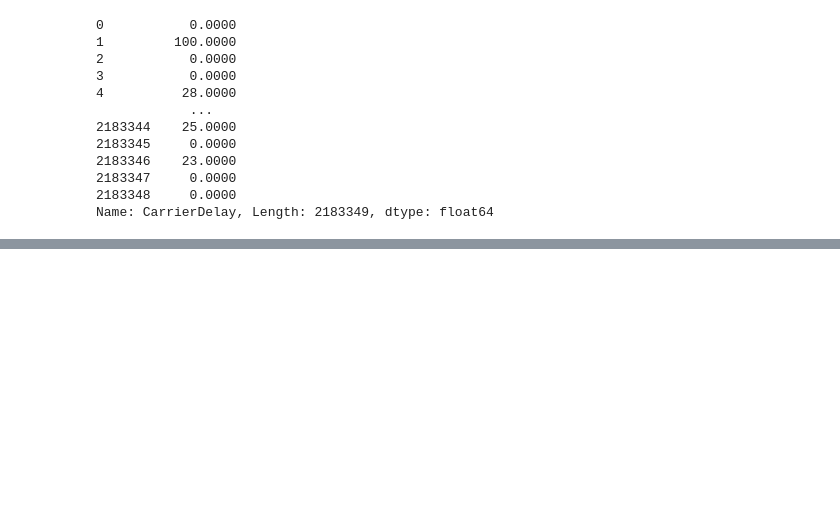
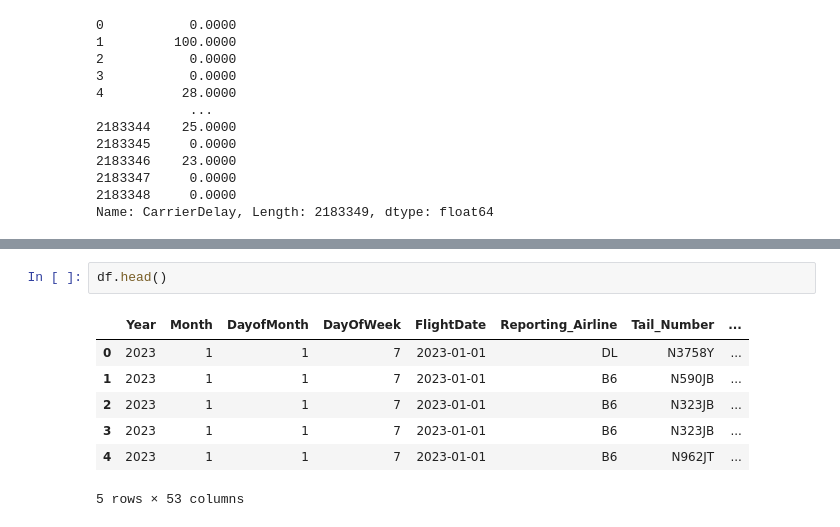
Before and after one commit to martinpimentel/flight-delay-predictions, a Jupyter notebook: EDA.ipynb, the cells around one changed output, grey strips where cells are left out. Cells and saved outputs as stored; diff of their text form; blank space fills up the shorter version.

```diff
--- a/EDA.ipynb
+++ b/EDA.ipynb
@@ -504,0 +517,10 @@ plt.show()
+# %%
+df.head()
+# %% [output]
+|  | Year | Month | DayofMonth | DayOfWeek | FlightDate | Reporting_Airline | Tail_Number | ... |
+| 0 | 2023 | 1 | 1 | 7 | 2023-01-01 | DL | N3758Y | ... |
+| 1 | 2023 | 1 | 1 | 7 | 2023-01-01 | B6 | N590JB | ... |
+| 2 | 2023 | 1 | 1 | 7 | 2023-01-01 | B6 | N323JB | ... |
+| 3 | 2023 | 1 | 1 | 7 | 2023-01-01 | B6 | N323JB | ... |
+| 4 | 2023 | 1 | 1 | 7 | 2023-01-01 | B6 | N962JT | ... |
+5 rows × 53 columns
```
Also changed, not shown: parts of 24 cells of this notebook.
